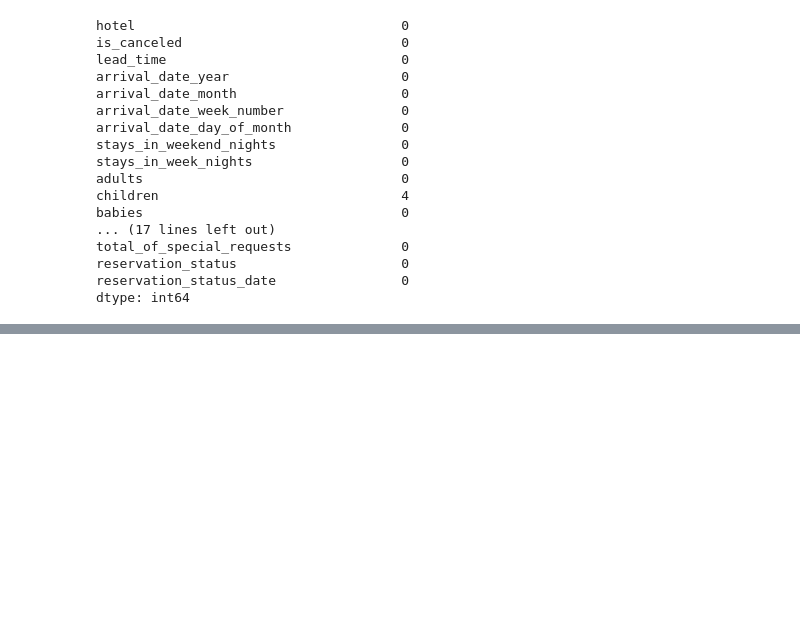
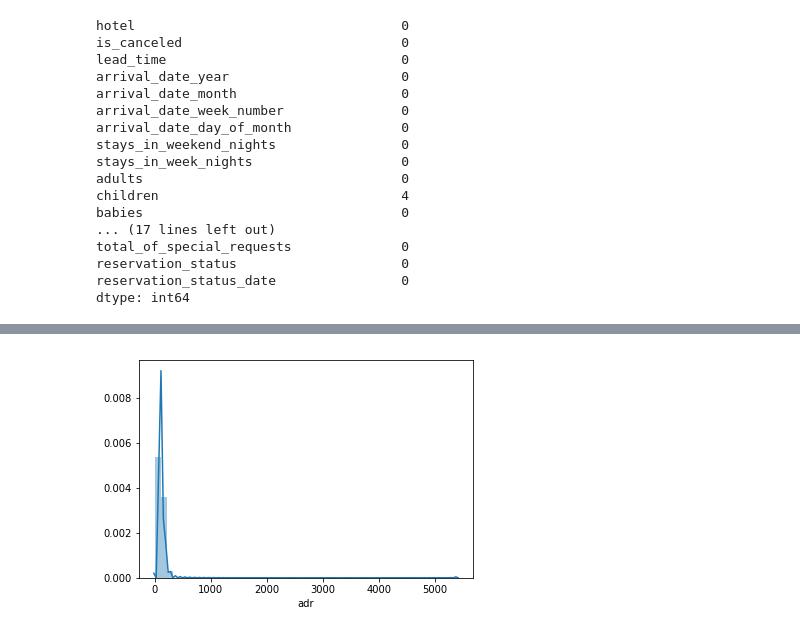
Before and after one commit to josephburton06/Hotel-Bookings, a Jupyter notebook: hotel_bookings.ipynb, the cells around one changed output, grey strips where cells are left out. Saved outputs shown, nothing was run; the diff lists cells and outputs as text; code cells hidden in the pictures; blank space fills up the shorter version.

Commit message:
Add dist plots

```diff
--- a/hotel_bookings.ipynb
+++ b/hotel_bookings.ipynb
@@ -107,0 +114,4 @@ dtype: int64
+# %%
+ax = sns.distplot(df.adr)
+# %% [output]
+[figure, added]
```
Also changed, not shown: parts of 7 cells of this notebook.
